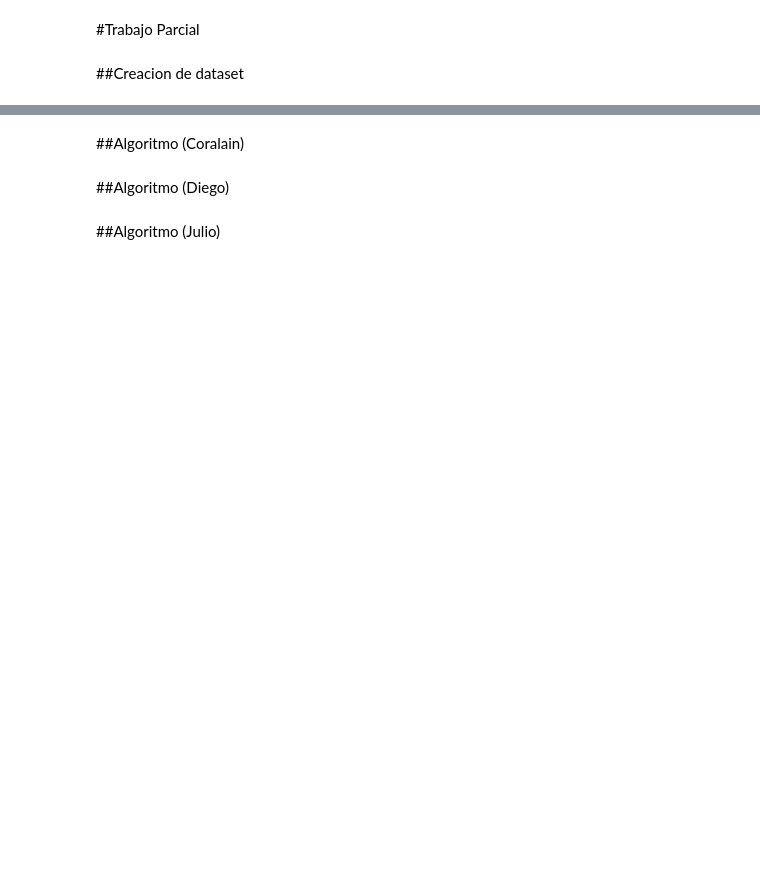
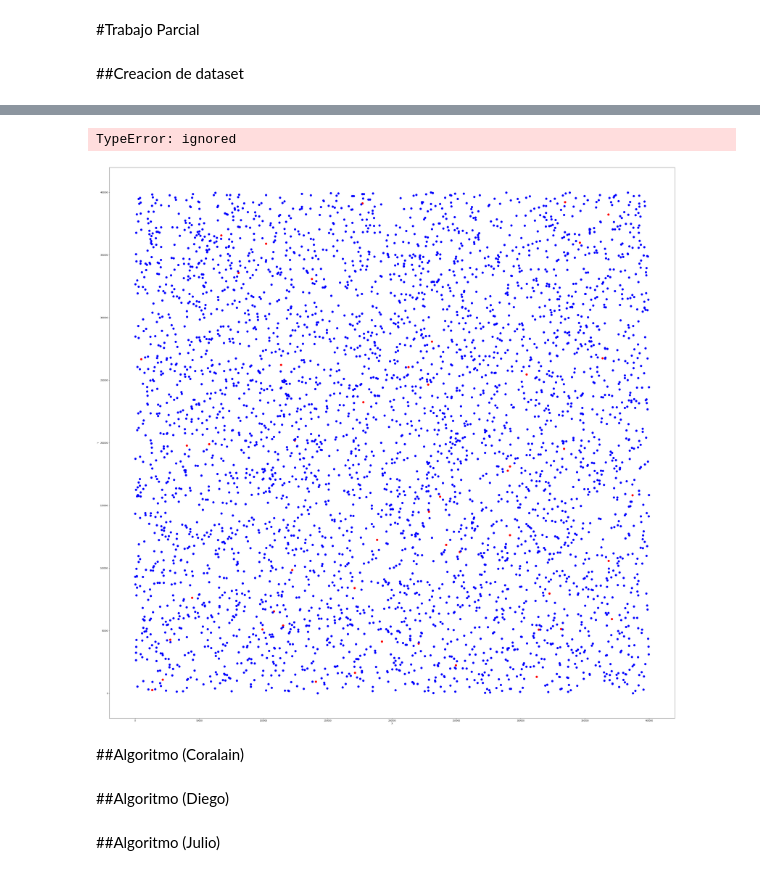
Before and after one commit to Coralain10/cc41_tf_202010279_202017572_201319550, a Jupyter notebook: Trabajo_Parcial.ipynb, the cells around one changed output, grey strips where cells are left out. Drawn from its saved outputs; the diff is of its cells as text; code cells hidden in the pictures; blank space fills up the shorter version.

```diff
--- a/Trabajo_Parcial.ipynb
+++ b/Trabajo_Parcial.ipynb
@@ -20,0 +11,11 @@ distribucion, entrega=Generador()
+# %%
+nd=random.randint(50,100)
+ne=random.randint(2500, 5000)
+distribucionx=np.random.randint(400000, size=(nd))
+distribuciony=np.random.randint(400000, size=(nd))
+entregax=np.random.randint(400000, size=(ne))
+entregay=np.random.randint(400000, size=(ne))
+print(distribucionx)
+print(distribuciony)
+print(entregax)
+print(entregay)
@@ -21,3 +35,17 @@ distribucion, entrega=Generador()
+# %%
+plt.figure(figsize=(50,50))
+plt.scatter(distribucionx,distribuciony,s=100,color="red")
+plt.scatter(entregax,entregay,s=100,color="blue")
+plt.xlabel("X")
+plt.ylabel("Y")
+for i in range(nd):
+  plt.annotate(distribucionx[i], distribuciony[i])
+for i in range(ne):
+  plt.annotate(entregax[i], entregay[i])
+plt.show()
+# %% [output]
+TypeError: ignored
+[figure, added]
 # %% [markdown]
 ##Algoritmo (Coralain)
 # %% [markdown]
```
Also changed, not shown: parts of 5 cells of this notebook.
